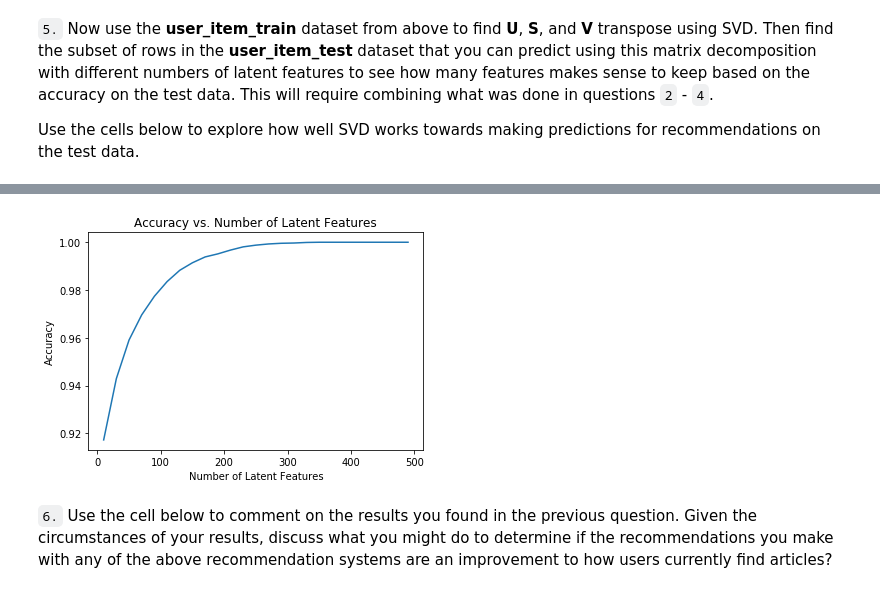
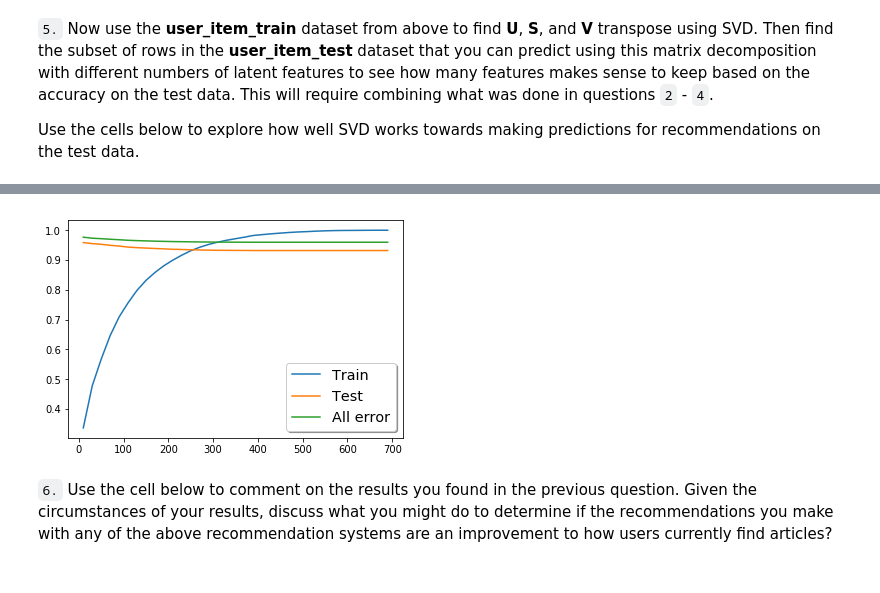
Before and after one commit to alejgo06/Recommendations_Engine_with_IBM, a Jupyter notebook: Recommendations_with_IBM_clean.ipynb, the cells around one changed output, grey strips where cells are left out. Drawn from its saved outputs; the diff is of its cells as text; code cells hidden in the pictures.

```diff
--- a/Recommendations_with_IBM_clean.ipynb
+++ b/Recommendations_with_IBM_clean.ipynb
@@ -832,8 +817,44 @@ plot_scores(s_=s_train,u_=u_train,vt_=vt_train,uim_=user_item_train)
-# %%
-u_test, s_test, vt_test = np.linalg.svd(user_item_test)
-plot_scores(s_=s_test,u_=u_test,vt_=vt_test,uim_=user_item_test)
-# %% [output]
-[figure, removed]
+# %%
+all_errs=[]
+err_train_vector=[]
+err_test_vector=[]
+u_train, s_train, vt_train = np.linalg.svd(user_item_train)
+num_latent_feats=np.arange(10,700+10,20)
+
+
+train_idx=df_train['user_id']
+user_item_testAux=user_item_test.loc[user_item_test.index.isin(train_idx),:]
+
+
+row_idxs = user_item_train.index.isin(test_idx)
+col_idxs = user_item_train.columns.isin(test_arts)#YOUR CODE HERE
+u_test = u_train[row_idxs, :]
+vt_test = vt_train[:,col_idxs]#YOUR CODE HERE
+
+for k in num_latent_feats:
+    s_train_lat, u_train_lat, vt_train_lat = np.diag(s_train[:k]), u_train[:, :k], vt_train[:k, :]
+    u_test_lat, vt_test_lat = u_test[:, :k],vt_test[:k, :]#YOUR CODE HERE
+    user_item_train_preds = np.around(np.dot(np.dot(u_train_lat, s_train_lat), vt_train_lat))
+    user_item_test_preds = np.around(np.dot(np.dot(u_test_lat, s_train_lat), vt_test_lat))#YOUR CODE HERE
+    all_errs.append(1 - ((np.sum(user_item_test_preds)+np.sum(np.sum(user_item_testAux)))/(user_item_testAux.shape[0]*user_item_testAux.shape[1])))
+    diffs_train = np.subtract(user_item_train, user_item_train_preds)
+    diffs_test = np.subtract(user_item_testAux, user_item_test_preds)#YOUR CODE HERE
+
+    err_train = np.sum(np.sum(np.abs(diffs_train)))
+    err_train_vector=np.append(err_train_vector,err_train)
+    err_test = np.sum(np.sum(np.abs(diffs_test)))#YOUR CODE HERE
+    err_test_vector=np.append(err_test_vector,err_test)
+
+
+
+fig, ax = plt.subplots()
+ax.plot(num_latent_feats, 1 - np.array(err_train_vector)/df_train.shape[0],label="Train")
+ax.plot(num_latent_feats, 1 - np.array(err_test_vector)/df_test.shape[0],label="Test")
+ax.plot(num_latent_feats, np.array(all_errs),label="All error")
+legend = ax.legend(loc='lower right', shadow=True, fontsize='x-large')
+plt.show()
+# %% [output]
+[figure, added]
 # %% [markdown]
 `6.` Use the cell below to comment on the results you found in the previous question. Given the circumstances of your results, discuss what you might do to determine if the recommendations you make with any of the above recommendation systems are an improvement to how users currently find articles?
 # %% [markdown]
```
Also changed, not shown: parts of 11 cells of this notebook.
